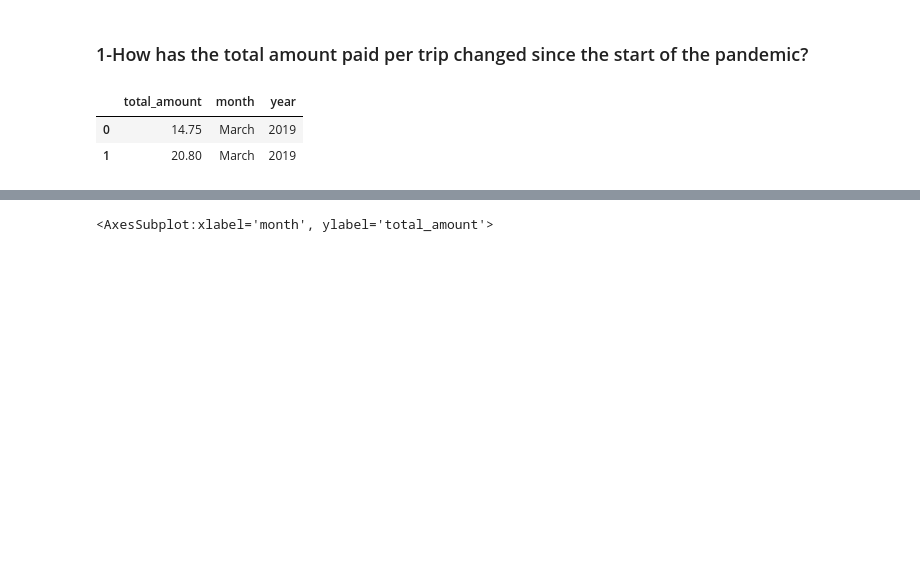
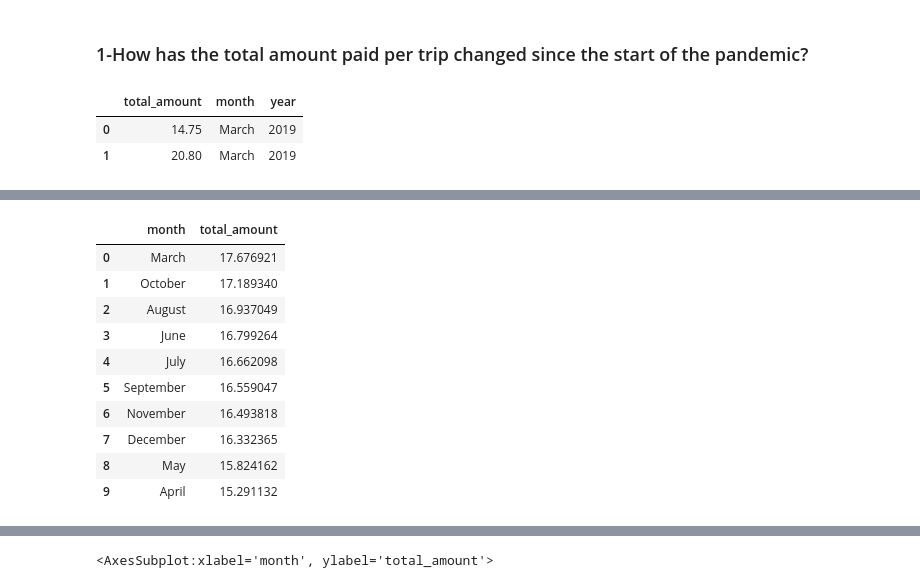
Before and after one commit to samtuleen/nyc-taxis-vs-covid, a Jupyter notebook: notebook1.ipynb, the cells around one changed output, grey strips where cells are left out. Saved outputs shown, nothing was run; the diff lists cells and outputs as text; code cells hidden in the pictures; blank space fills up the shorter version.

```diff
--- a/notebook1.ipynb
+++ b/notebook1.ipynb
@@ -56,2 +92,21 @@ amounts_months.head(2)
+# %%
+avg_monthly20 = amounts_20.groupby('month')['total_amount'].mean()
+avg_monthly20 = pd.DataFrame(avg_monthly20)
+#Sorting from highest to lowest
+avg_monthly20 = avg_monthly20.sort_values('total_amount', ascending=False)
+avg_monthly20.reset_index(inplace=True)
+avg_monthly20.head(10)
+# %% [output]
+|  | month | total_amount |
+| 0 | March | 17.676921 |
+| 1 | October | 17.189340 |
+| 2 | August | 16.937049 |
+| 3 | June | 16.799264 |
+| 4 | July | 16.662098 |
+| 5 | September | 16.559047 |
+| 6 | November | 16.493818 |
+| 7 | December | 16.332365 |
+| 8 | May | 15.824162 |
+| 9 | April | 15.291132 |
 # %%
 plt.figure(figsize=(10,7))
```
Also changed, not shown: parts of 6 cells of this notebook.
